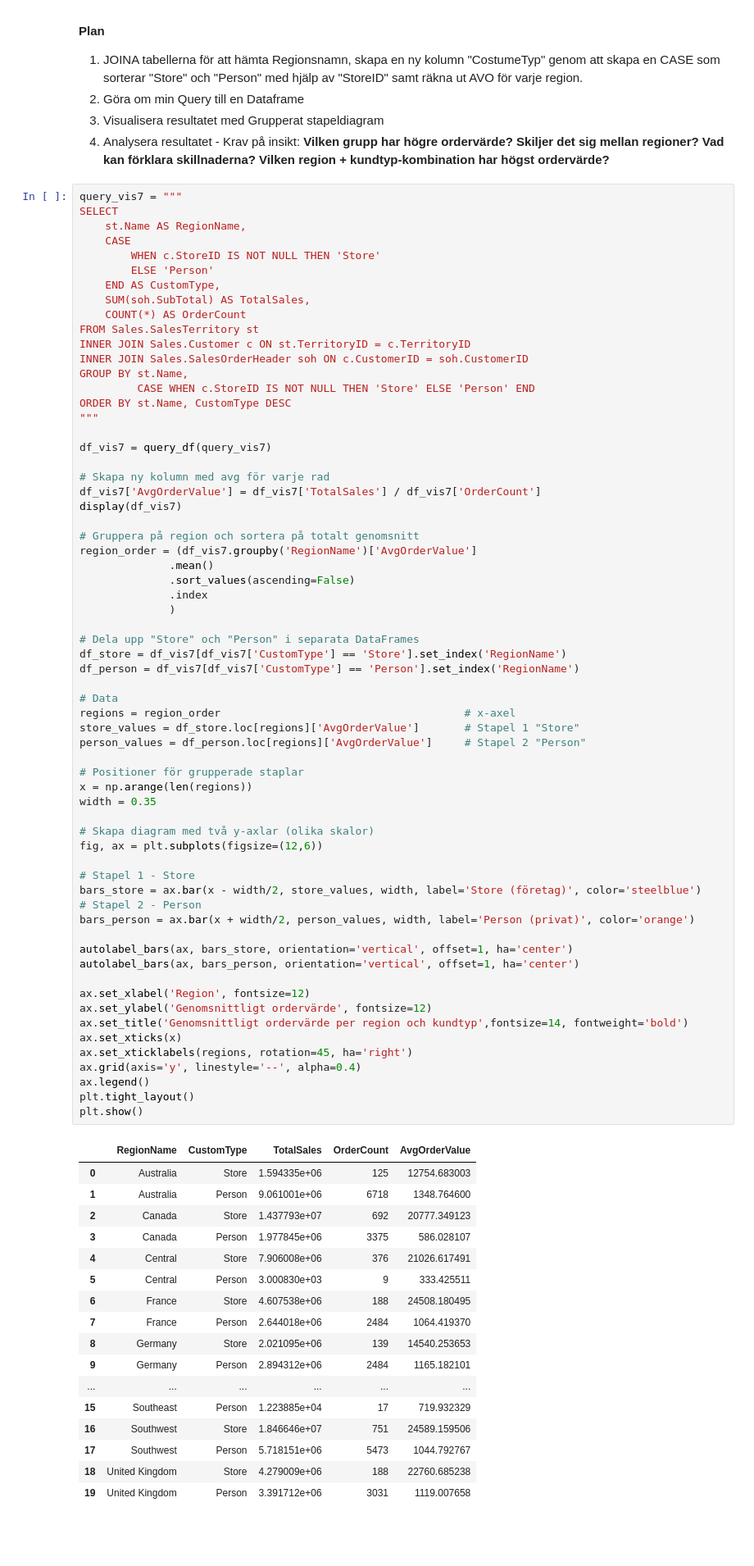
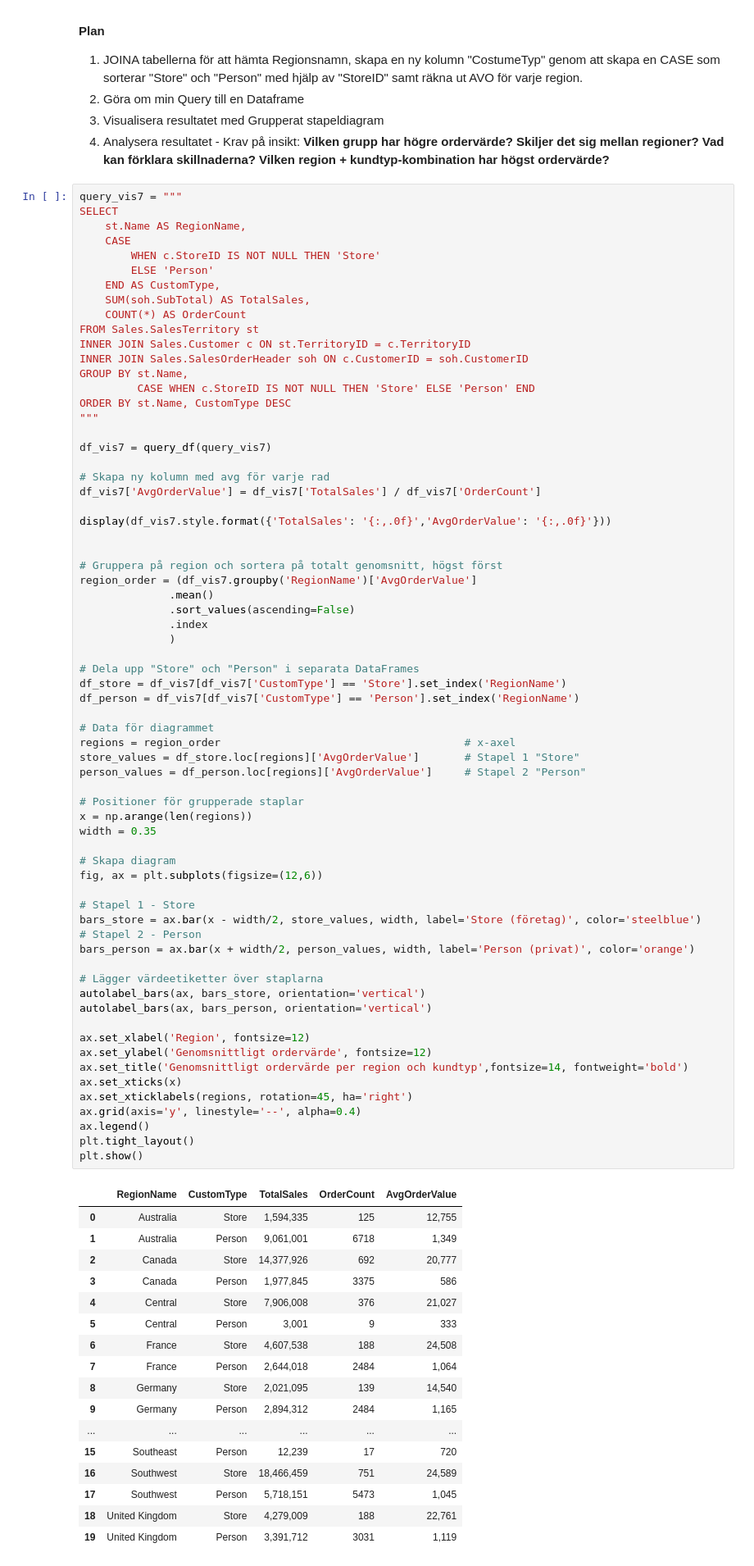
Before and after one commit to Shara-Hysen/adventureworks-sales-analysis-assignment, a Jupyter notebook: analysis.ipynb, the cells around one changed output. Shown: that part at 82% size. Drawn from its saved outputs; the diff is of its cells as text; blank space fills up the shorter version.

```diff
--- a/analysis.ipynb
+++ b/analysis.ipynb
@@ -581,9 +542,11 @@ df_vis7 = query_df(query_vis7)
 
 # Skapa ny kolumn med avg för varje rad
 df_vis7['AvgOrderValue'] = df_vis7['TotalSales'] / df_vis7['OrderCount']
-display(df_vis7)
 
-# Gruppera på region och sortera på totalt genomsnitt
+display(df_vis7.style.format({'TotalSales': '{:,.0f}','AvgOrderValue': '{:,.0f}'}))
+
+
+# Gruppera på region och sortera på totalt genomsnitt, högst först
 region_order = (df_vis7.groupby('RegionName')['AvgOrderValue']
               .mean()
               .sort_values(ascending=False)
@@ -594,53 +557,54 @@ region_order = (df_vis7.groupby('RegionName')['AvgOrderValue']
 df_store = df_vis7[df_vis7['CustomType'] == 'Store'].set_index('RegionName')
 df_person = df_vis7[df_vis7['CustomType'] == 'Person'].set_index('RegionName')
 
-# Data
+# Data för diagrammet
 regions = region_order                                      # x-axel
 store_values = df_store.loc[regions]['AvgOrderValue']       # Stapel 1 "Store"
 person_values = df_person.loc[regions]['AvgOrderValue']     # Stapel 2 "Person"
 
 # Positioner för grupperade staplar
 x = np.arange(len(regions))
 width = 0.35
 
-# Skapa diagram med två y-axlar (olika skalor)
+# Skapa diagram
 fig, ax = plt.subplots(figsize=(12,6))
 
 # Stapel 1 - Store
 bars_store = ax.bar(x - width/2, store_values, width, label='Store (företag)', color='steelblue')
 # Stapel 2 - Person
 bars_person = ax.bar(x + width/2, person_values, width, label='Person (privat)', color='orange')
 
-autolabel_bars(ax, bars_store, orientation='vertical', offset=1, ha='center')
-autolabel_bars(ax, bars_person, orientation='vertical', offset=1, ha='center')
+# Lägger värdeetiketter över staplarna
+autolabel_bars(ax, bars_store, orientation='vertical')
+autolabel_bars(ax, bars_person, orientation='vertical')
 
 ax.set_xlabel('Region', fontsize=12)
 ax.set_ylabel('Genomsnittligt ordervärde', fontsize=12)
 ax.set_title('Genomsnittligt ordervärde per region och kundtyp',fontsize=14, fontweight='bold')
 ax.set_xticks(x)
 ax.set_xticklabels(regions, rotation=45, ha='right')
 ax.grid(axis='y', linestyle='--', alpha=0.4)
 ax.legend()
 plt.tight_layout()
 plt.show()
 # %% [output]
 |  | RegionName | CustomType | TotalSales | OrderCount | AvgOrderValue |
-| 0 | Australia | Store | 1.594335e+06 | 125 | 12754.683003 |
-| 1 | Australia | Person | 9.061001e+06 | 6718 | 1348.764600 |
-| 2 | Canada | Store | 1.437793e+07 | 692 | 20777.349123 |
-| 3 | Canada | Person | 1.977845e+06 | 3375 | 586.028107 |
-| 4 | Central | Store | 7.906008e+06 | 376 | 21026.617491 |
-| 5 | Central | Person | 3.000830e+03 | 9 | 333.425511 |
-| 6 | France | Store | 4.607538e+06 | 188 | 24508.180495 |
-| 7 | France | Person | 2.644018e+06 | 2484 | 1064.419370 |
-| 8 | Germany | Store | 2.021095e+06 | 139 | 14540.253653 |
-| 9 | Germany | Person | 2.894312e+06 | 2484 | 1165.182101 |
+| 0 | Australia | Store | 1,594,335 | 125 | 12,755 |
+| 1 | Australia | Person | 9,061,001 | 6718 | 1,349 |
+| 2 | Canada | Store | 14,377,926 | 692 | 20,777 |
+| 3 | Canada | Person | 1,977,845 | 3375 | 586 |
+| 4 | Central | Store | 7,906,008 | 376 | 21,027 |
+| 5 | Central | Person | 3,001 | 9 | 333 |
+| 6 | France | Store | 4,607,538 | 188 | 24,508 |
+| 7 | France | Person | 2,644,018 | 2484 | 1,064 |
+| 8 | Germany | Store | 2,021,095 | 139 | 14,540 |
+| 9 | Germany | Person | 2,894,312 | 2484 | 1,165 |
 | ... | ... | ... | ... | ... | ... |
-| 15 | Southeast | Person | 1.223885e+04 | 17 | 719.932329 |
-| 16 | Southwest | Store | 1.846646e+07 | 751 | 24589.159506 |
-| 17 | Southwest | Person | 5.718151e+06 | 5473 | 1044.792767 |
-| 18 | United Kingdom | Store | 4.279009e+06 | 188 | 22760.685238 |
-| 19 | United Kingdom | Person | 3.391712e+06 | 3031 | 1119.007658 |
+| 15 | Southeast | Person | 12,239 | 17 | 720 |
+| 16 | Southwest | Store | 18,466,459 | 751 | 24,589 |
+| 17 | Southwest | Person | 5,718,151 | 5473 | 1,045 |
+| 18 | United Kingdom | Store | 4,279,009 | 188 | 22,761 |
+| 19 | United Kingdom | Person | 3,391,712 | 3031 | 1,119 |
 [figure]
 # %% [markdown]
 ### Insikter - Genomsnittligt ordervärde per region och kundtyp
```
Also changed, not shown: parts of 7 cells of this notebook, 1 other file.
